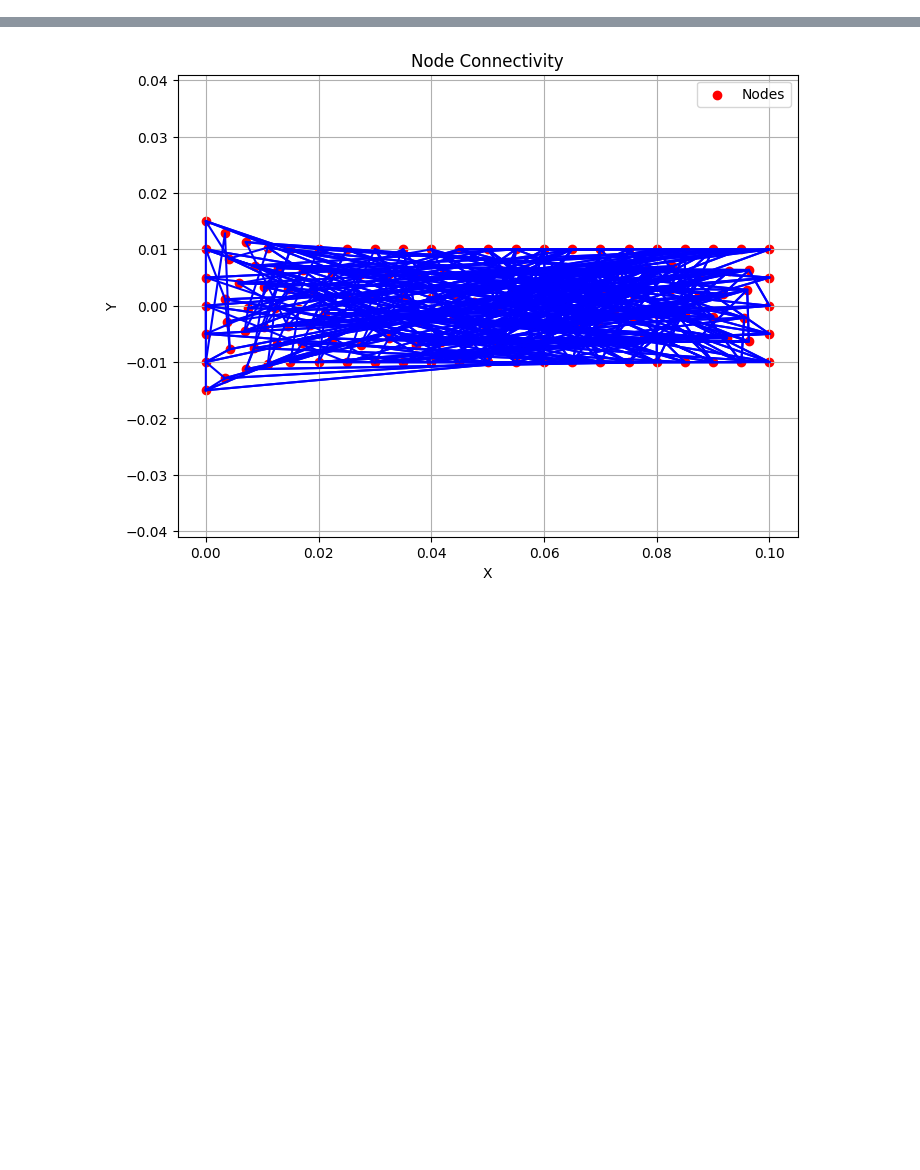
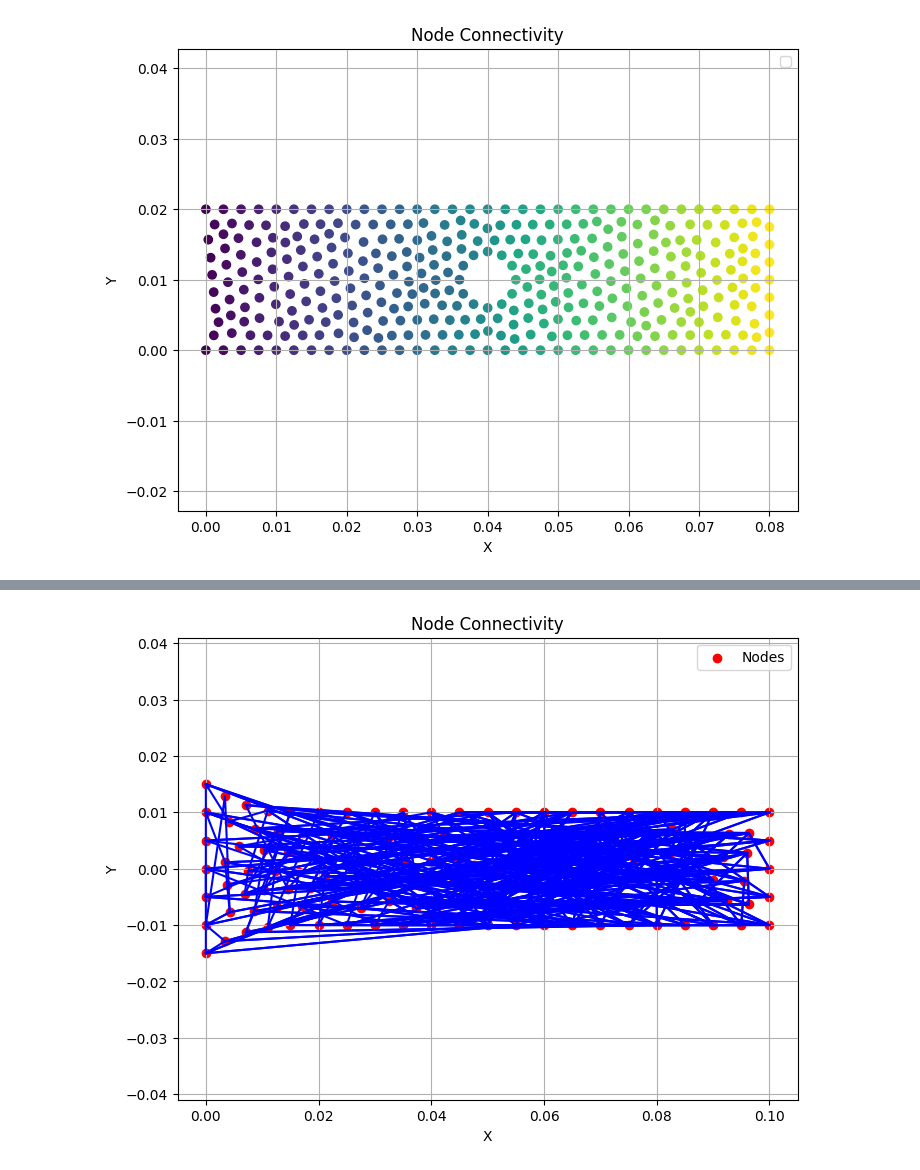
Before and after one commit to narupanta/ADDMM, a Jupyter notebook: parameter_identification/linearelasticity_code.ipynb, the cells around one changed output, grey strips where cells are left out. Cells and saved outputs as stored; diff of their text form; code cells hidden in the pictures; blank space fills up the shorter version.

```diff
--- a/parameter_identification/linearelasticity_code.ipynb
+++ b/parameter_identification/linearelasticity_code.ipynb
@@ -184,3 +155,43 @@ AttributeError: 'Mesh' object has no attribute 'points'
+# %%
+import matplotlib.pyplot as plt
+import meshio
+
+# Read the .msh file
+
+# Get node coordinates
+nodes = domain_sub[:, :2]  # Extract the x, y coordinates (for 2D)
+
+# Get connectivity for triangular elements
+triangles = node_connectivity
+
+if triangles is None:
+    raise ValueError("No triangular elements found in the mesh.")
+
+# Plotting
+plt.figure(figsize=(8, 6))
+
+# Plot each triangle
+# for triangle in triangles:
+#     # Get the x and y coordinates of the nodes in this triangle
+#     x = nodes[triangle, 0]
+#     y = nodes[triangle, 1]
+#     # Close the triangle by repeating the first node
+#     x = list(x) + [x[0]]
+#     y = list(y) + [y[0]]
+#     plt.plot(x, y, 'k-', linewidth = 0.01)  # Draw the edges of the triangle
+
+# Plot the nodes
+plt.scatter(nodes[:, 0], nodes[:, 1], c=u_sub[:, 0])
+
+plt.xlabel("X")
+plt.ylabel("Y")
+plt.title("Node Connectivity")
+plt.legend()
+plt.axis("equal")
+plt.grid(True)
+plt.show()
+# %% [output]
+[figure, added]
 # %%
 import matplotlib.pyplot as plt
 import meshio
```
Also changed, not shown: parts of 23 cells of this notebook, 3 other files.
